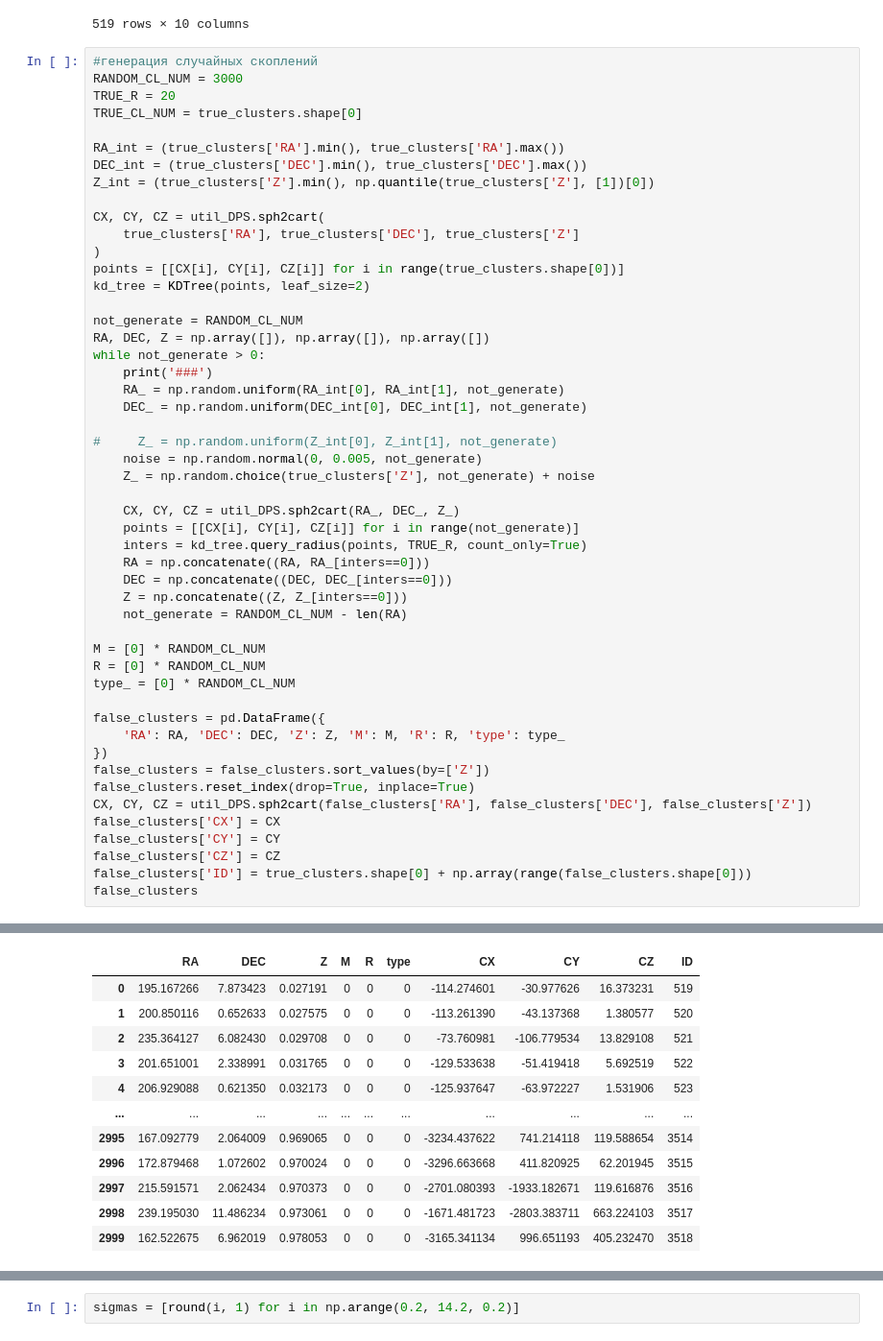
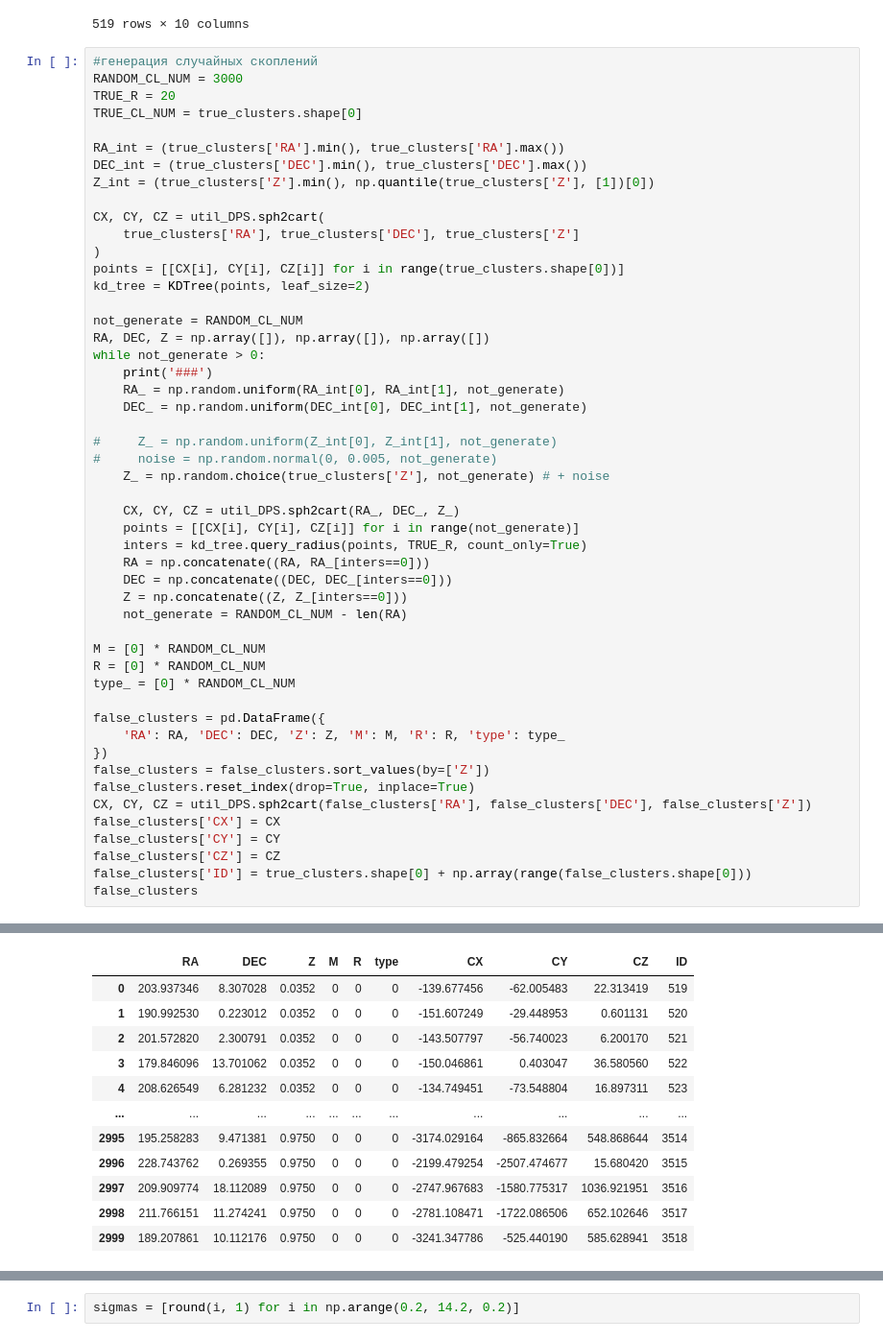
Before and after one commit to SVasi1yev/MSU_filaments_seg, a Jupyter notebook: ACT_05.ipynb, the cells around one changed output, grey strips where cells are left out. Shown: that part at 96% size. Cells and saved outputs as stored; diff of their text form.

```diff
--- a/ACT_05.ipynb
+++ b/ACT_05.ipynb
@@ -120,8 +128,8 @@ while not_generate > 0:
     DEC_ = np.random.uniform(DEC_int[0], DEC_int[1], not_generate)
 
 #     Z_ = np.random.uniform(Z_int[0], Z_int[1], not_generate)
-    noise = np.random.normal(0, 0.005, not_generate)
-    Z_ = np.random.choice(true_clusters['Z'], not_generate) + noise
+#     noise = np.random.normal(0, 0.005, not_generate)
+    Z_ = np.random.choice(true_clusters['Z'], not_generate) # + noise
 
     CX, CY, CZ = util_DPS.sph2cart(RA_, DEC_, Z_)
     points = [[CX[i], CY[i], CZ[i]] for i in range(not_generate)]
@@ -152,15 +161,15 @@ false_clusters
 |  | RA | DEC | Z | M | R | type | CX | CY | CZ | ID |
-| 0 | 195.167266 | 7.873423 | 0.027191 | 0 | 0 | 0 | -114.274601 | -30.977626 | 16.373231 | 519 |
-| 1 | 200.850116 | 0.652633 | 0.027575 | 0 | 0 | 0 | -113.261390 | -43.137368 | 1.380577 | 520 |
-| 2 | 235.364127 | 6.082430 | 0.029708 | 0 | 0 | 0 | -73.760981 | -106.779534 | 13.829108 | 521 |
-| 3 | 201.651001 | 2.338991 | 0.031765 | 0 | 0 | 0 | -129.533638 | -51.419418 | 5.692519 | 522 |
-| 4 | 206.929088 | 0.621350 | 0.032173 | 0 | 0 | 0 | -125.937647 | -63.972227 | 1.531906 | 523 |
+| 0 | 203.937346 | 8.307028 | 0.0352 | 0 | 0 | 0 | -139.677456 | -62.005483 | 22.313419 | 519 |
+| 1 | 190.992530 | 0.223012 | 0.0352 | 0 | 0 | 0 | -151.607249 | -29.448953 | 0.601131 | 520 |
+| 2 | 201.572820 | 2.300791 | 0.0352 | 0 | 0 | 0 | -143.507797 | -56.740023 | 6.200170 | 521 |
+| 3 | 179.846096 | 13.701062 | 0.0352 | 0 | 0 | 0 | -150.046861 | 0.403047 | 36.580560 | 522 |
+| 4 | 208.626549 | 6.281232 | 0.0352 | 0 | 0 | 0 | -134.749451 | -73.548804 | 16.897311 | 523 |
 | ... | ... | ... | ... | ... | ... | ... | ... | ... | ... | ... |
-| 2995 | 167.092779 | 2.064009 | 0.969065 | 0 | 0 | 0 | -3234.437622 | 741.214118 | 119.588654 | 3514 |
-| 2996 | 172.879468 | 1.072602 | 0.970024 | 0 | 0 | 0 | -3296.663668 | 411.820925 | 62.201945 | 3515 |
-| 2997 | 215.591571 | 2.062434 | 0.970373 | 0 | 0 | 0 | -2701.080393 | -1933.182671 | 119.616876 | 3516 |
-| 2998 | 239.195030 | 11.486234 | 0.973061 | 0 | 0 | 0 | -1671.481723 | -2803.383711 | 663.224103 | 3517 |
-| 2999 | 162.522675 | 6.962019 | 0.978053 | 0 | 0 | 0 | -3165.341134 | 996.651193 | 405.232470 | 3518 |
+| 2995 | 195.258283 | 9.471381 | 0.9750 | 0 | 0 | 0 | -3174.029164 | -865.832664 | 548.868644 | 3514 |
+| 2996 | 228.743762 | 0.269355 | 0.9750 | 0 | 0 | 0 | -2199.479254 | -2507.474677 | 15.680420 | 3515 |
+| 2997 | 209.909774 | 18.112089 | 0.9750 | 0 | 0 | 0 | -2747.967683 | -1580.775317 | 1036.921951 | 3516 |
+| 2998 | 211.766151 | 11.274241 | 0.9750 | 0 | 0 | 0 | -2781.108471 | -1722.086506 | 652.102646 | 3517 |
+| 2999 | 189.207861 | 10.112176 | 0.9750 | 0 | 0 | 0 | -3241.347786 | -525.440190 | 585.628941 | 3518 |
 3000 rows × 10 columns
 # %%
 clusters = pd.concat((true_clusters, false_clusters), axis=0)
```
Also changed, not shown: parts of 63 cells of this notebook, 1 other file.
